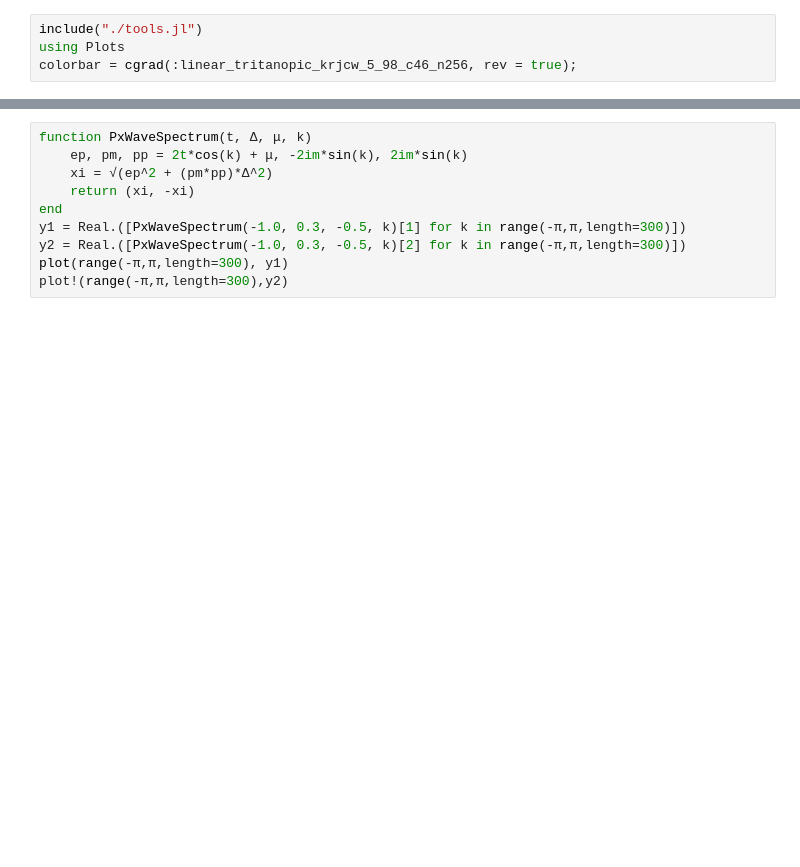
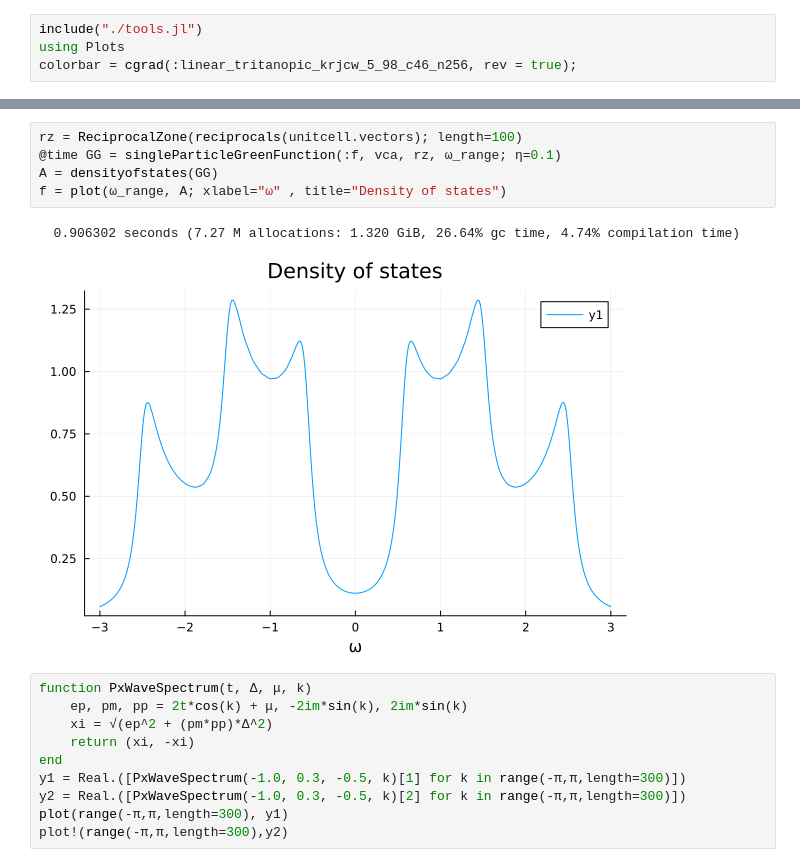
Before and after one commit to ZongYongyue/QuantumClusterTheories.jl, a Jupyter notebook: demo/spectrum.ipynb, the cells around one changed output, grey strips where cells are left out. Cells and saved outputs as stored; diff of their text form; blank space fills up the shorter version.

```diff
--- a/demo/spectrum.ipynb
+++ b/demo/spectrum.ipynb
@@ -78,4 +102,12 @@ c1 = plot(k_path, ω_range, A; xlabel="k", ylabel="ω", color=colorbar , title="
 [figure]
+# %%
+rz = ReciprocalZone(reciprocals(unitcell.vectors); length=100)
+@time GG = singleParticleGreenFunction(:f, vca, rz, ω_range; η=0.1)
+A = densityofstates(GG)
+f = plot(ω_range, A; xlabel="ω" , title="Density of states")
+# %% [output]
+  0.906302 seconds (7.27 M allocations: 1.320 GiB, 26.64% gc time, 4.74% compilation time)
+[figure, added]
 # %%
 function PxWaveSpectrum(t, Δ, μ, k)
     ep, pm, pp = 2t*cos(k) + μ, -2im*sin(k), 2im*sin(k)
```
Also changed, not shown: parts of 10 cells of this notebook, 6 other files.
